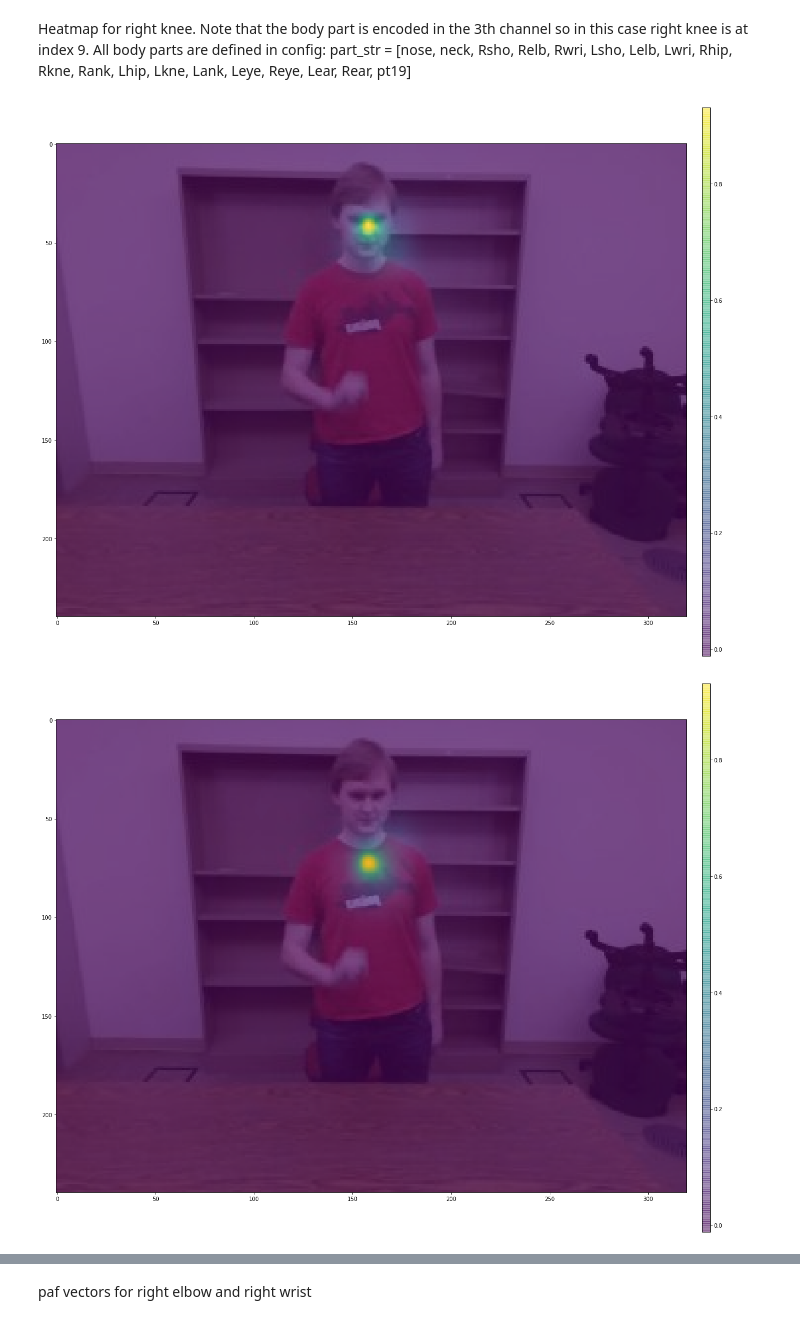
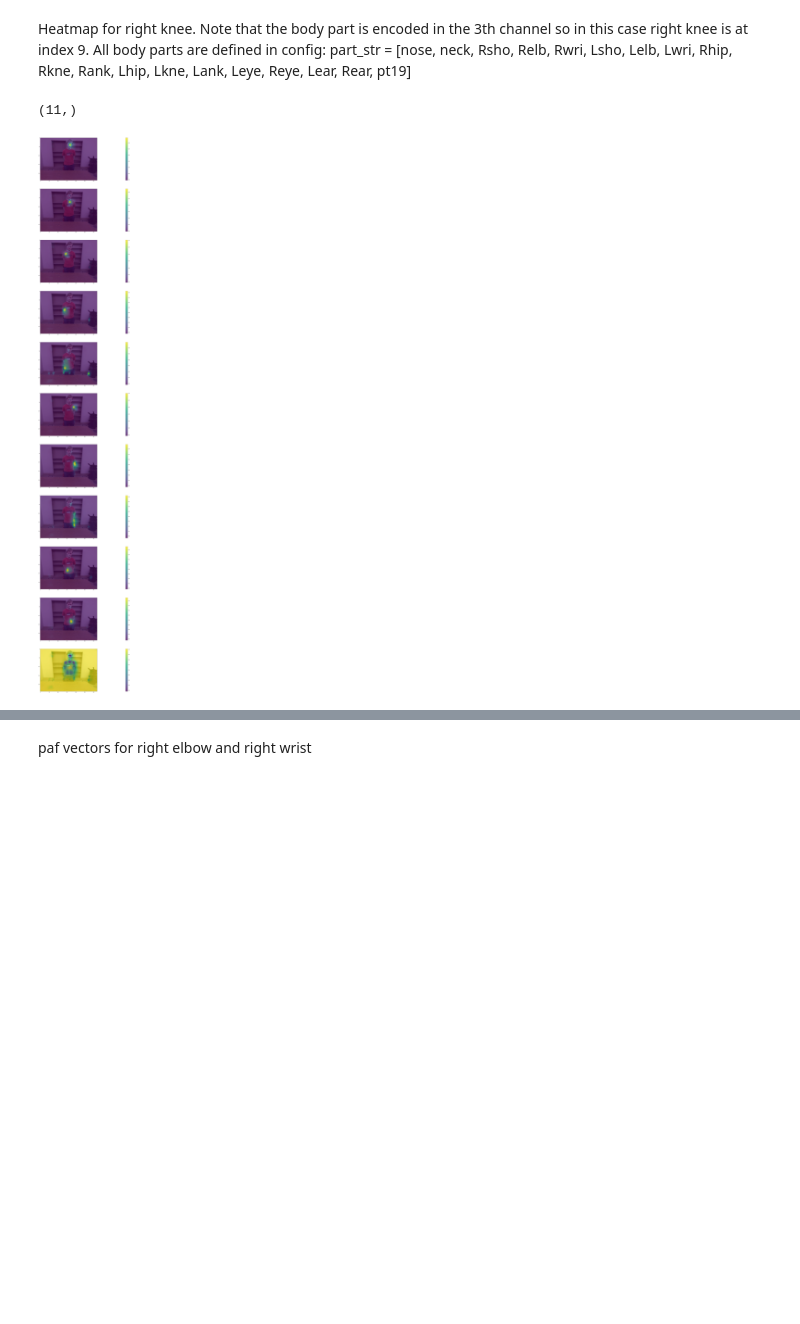
Before and after one commit to GuruMulay/Adapting-RGB-Pose-Estimation-to-New-Domains, a Jupyter notebook: test_common.ipynb, the cells around one changed output, grey strips where cells are left out. Saved outputs shown, nothing was run; the diff lists cells and outputs as text; code cells hidden in the pictures; blank space fills up the shorter version.

Commit message:
Before working on base case.

```diff
--- a/test_common.ipynb
+++ b/test_common.ipynb
@@ -112,8 +115,8 @@ eggnog_testing = True
 shoulder_last = False
 hm_npy_dir = "/s/red/b/nobackup/data/eggnog_cpm/eggnog_cpm_test/test_out/o1/"
 
-base_dir = "/s/red/b/nobackup/data/eggnog_cpm/training_files/common_train/0706180300pm"
-weights_path = base_dir + "/training/weights_egg/weights_egg.0050.h5" # original weights converted from caffe
+base_dir = "/s/red/b/nobackup/data/eggnog_cpm/training_files/common_train/0716180300pm"
+weights_path = base_dir + "/training/weights_egg/weights_egg.0100.h5" # original weights converted from caffe
 # weights_path = "training/weights.best.h5" # weights trained from scratch
 # print(os.getcwd())
 
@@ -175,13 +178,14 @@ import numpy as np
 import util
 # %%
 test_dir = '/s/red/b/nobackup/data/eggnog_cpm/eggnog_cpm/s18/part2_layouts_p35/20160129_195318_00_Video/'
+# test_dir = '/s/red/a/nobackup/imagenet/images/train/train_set_5/n07742313/'
 # "/s/red/b/nobackup/data/eggnog_cpm/eggnog_cpm_test/s05/part1_layout_p10/20151114_014811_00_Video/"
 # '/s/chopin/k/grad/guru5/red-b/data/eggnog_cpm/eggnog_cpm_test/test_set/20160129_192551_00_Video_version2/'
-test_imgs = [im for im in os.listdir(test_dir) if im.endswith(".jpg")]
+test_imgs = [im for im in os.listdir(test_dir) if im.endswith(".jpg") or im.endswith(".JPEG")]
 
 print("len(test_imgs)", len(test_imgs))  #, test_imgs)
 
-img_idx = 10
+img_idx = 151
 
 
 # test_image = 'sample_images/ski1.jpg'
@@ -205,7 +209,7 @@ oriImage shape (240, 320, 3)
 # %% [markdown]
 Load configuration
 # %%
-param, model_params = config_reader()
+param, model_params = config_reader('config')
 eggnog_h = 240
 
 if not eggnog_testing:
@@ -321,29 +337,43 @@ part_str = [nose, neck, Rsho, Relb, Rwri, Lsho, Lelb, Lwri, Rhip, Rkne, Rank, Lh
 # %%
 #1
 # all_joints_map = np.max(heatmap_avg[:,:,:-1], axis=2)
 # # all_joints_map = heatmap_avg[:,:,10]
 
 # plt.imshow(oriImg[:,:,[2,1,0]])
 # fig = matplotlib.pyplot.gcf()
 # cax = matplotlib.pyplot.gca()
 # fig.set_size_inches(20, 20)
 # fig.subplots_adjust(right=0.93)
 # cbar_ax = fig.add_axes([0.95, 0.15, 0.01, 0.7])
-# _ = fig.colorbar(ax2, cax=cbar_ax)
+# _ = fig.colorbar(ax2, cax=cbar_ax)|
 
 
-#2
+# #2
+# for i in range(heatmap_avg.shape[2]):
+#     plt.figure()
+#     plt.imshow(oriImg[:,:,[2,1,0]])
+#     plt.imshow(heatmap_avg[:,:,i], alpha=.70)
+#     fig = matplotlib.pyplot.gcf()
+#     cax = matplotlib.pyplot.gca()
+#     fig.set_size_inches(20, 20)
+#     fig.subplots_adjust(right=0.93)
+#     cbar_ax = fig.add_axes([0.95, 0.15, 0.01, 0.7])
+#     _ = fig.colorbar(ax2, cax=cbar_ax)
+#     plt.show()
+
+#3
+fig, ax = plt.subplots(nrows=heatmap_avg.shape[2], ncols=1)
+print(ax.shape)
+fig.set_size_inches((150, 150))
+
 for i in range(heatmap_avg.shape[2]):
-    plt.figure()
-    plt.imshow(oriImg[:,:,[2,1,0]])
-    plt.imshow(heatmap_avg[:,:,i], alpha=.70)
-    fig = matplotlib.pyplot.gcf()
-    cax = matplotlib.pyplot.gca()
-    fig.set_size_inches(20, 20)
-    fig.subplots_adjust(right=0.93)
-    cbar_ax = fig.add_axes([0.95, 0.15, 0.01, 0.7])
-    _ = fig.colorbar(ax2, cax=cbar_ax)
-    plt.show()
+    ax[i].imshow(oriImg[:,:,[2,1,0]])
+    ax_h = ax[i].imshow(heatmap_avg[:,:,i], alpha=.70)
+#     ax[i][j].set(xlabel=x_label, ylabel=y_label, title=joints[p])
+    fig.colorbar(ax_h, ax=ax[i])
+
+# fig.tight_layout()
+plt.show()
 # %% [output]
+(11,)
-[figure, old version]
+[figure, new version]
-[figure, removed]
```
Also changed, not shown: parts of 8 cells of this notebook, 9 other files.
